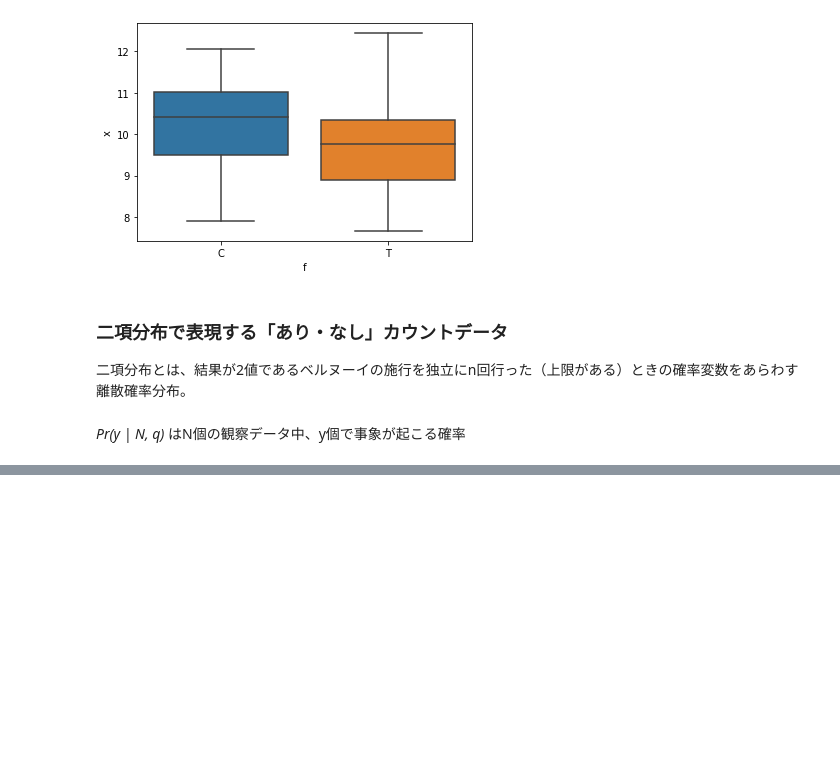
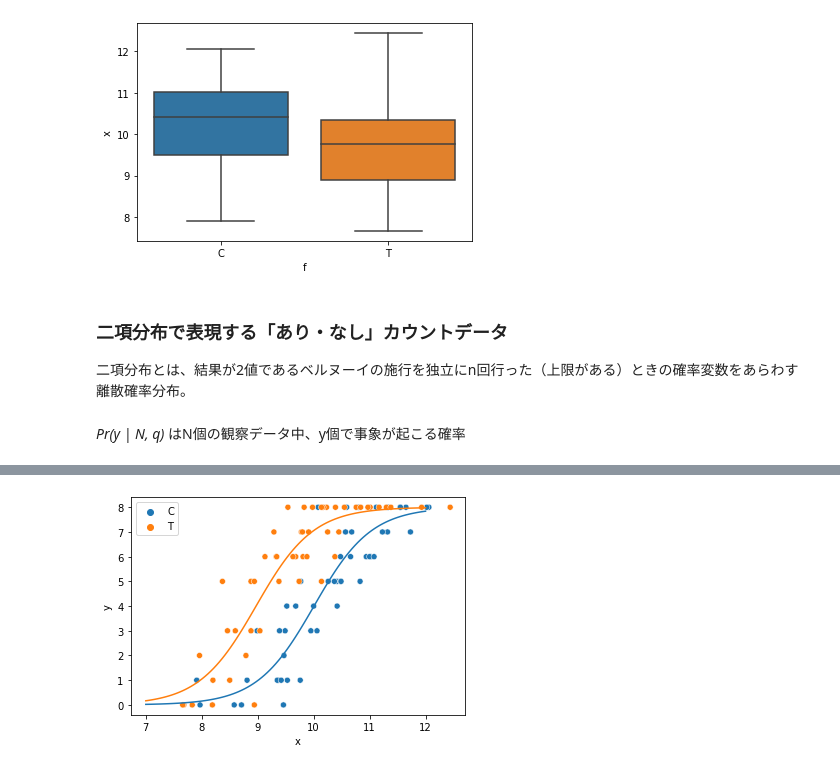
Before and after one commit to KFurudate/Midoribon, a Jupyter notebook: chap6.ipynb, the cells around one changed output, grey strips where cells are left out. Drawn from its saved outputs; the diff is of its cells as text; code cells hidden in the pictures; blank space fills up the shorter version.

```diff
--- a/chap6.ipynb
+++ b/chap6.ipynb
@@ -96,0 +135,20 @@ plt.show()
+# %%
+β1 = -19.5361
+β2 = 1.9524
+β3 = 2.0215
+# %%
+x = np.linspace(7, 12, 100)
+z_c = x*β2 + β1
+z_t = x*β2 + β1 + β3
+y_c = sigmoid(z_c)*8
+y_t = sigmoid(z_t)*8
+# %%
+plt.plot(x, y_c)
+plt.plot(x, y_t)
+
+sns.scatterplot(x='x', y='y', hue='f', data=data)
+
+plt.legend()
+plt.show()
+# %% [output]
+[figure, added]
```
Also changed, not shown: parts of 27 cells of this notebook.
